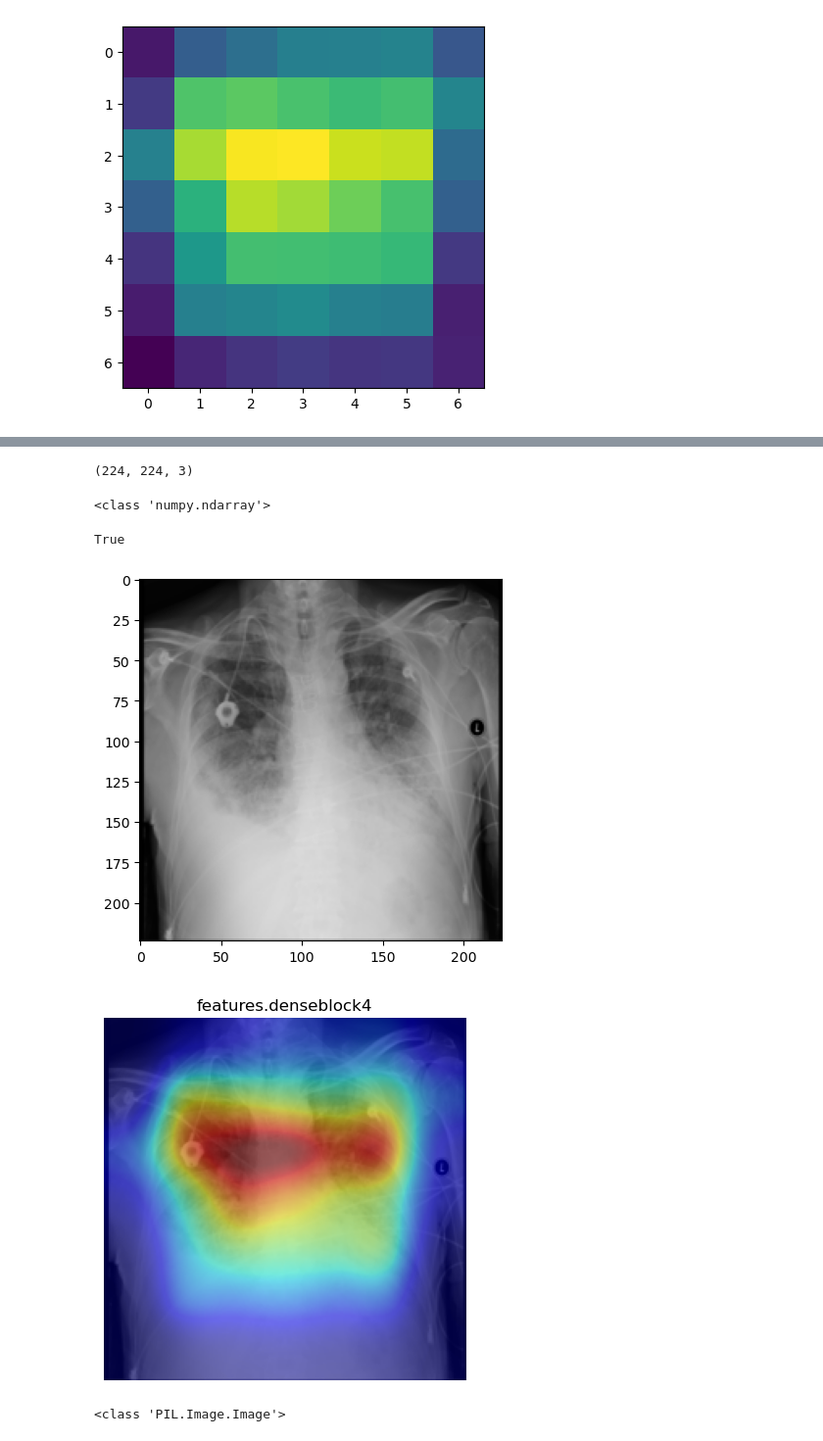
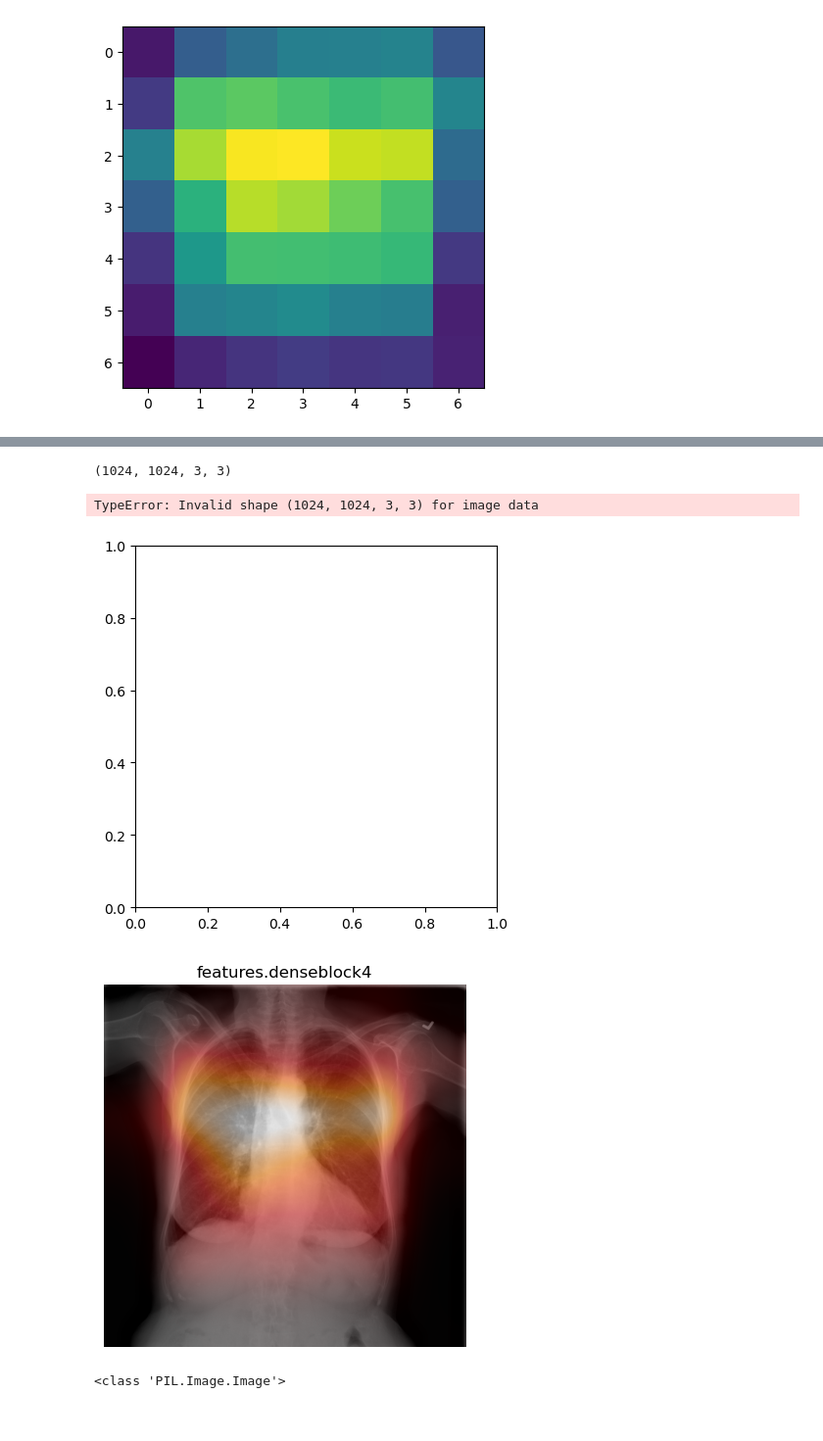
Before and after one commit to codeljs/XAI_project, a Jupyter notebook: pipeline.ipynb, the cells around one changed output, grey strips where cells are left out. Shown at 98% size. Cells and saved outputs as stored; diff of their text form; code cells hidden in the pictures.

```diff
--- a/pipeline.ipynb
+++ b/pipeline.ipynb
@@ -236,8 +296,8 @@ plt.imshow(cam_resized)
 # %%
 # read png picture
 
-img1 = Image.open("/Users/jiashuoli/Desktop/thesis/NIH/images-224/"+nameIndex+".png")
-
+# img1 = Image.open("/Users/jiashuoli/Desktop/thesis/NIH/images-224/"+nameIndex+".png")
+img1 = Image.open("/Users/jiashuoli/Documents/GitHub/XAI_project/00000010_000.png.png")
 # convert into numpy ndarray
 img_array = np.array(img1)
 
@@ -249,26 +309,25 @@ for i in range(3):
 
 print(img_rgb1.shape)
 # %% [output]
-(224, 224, 3)
+(1024, 1024, 3, 3)
 # %%
 plt.imshow(img_rgb1)
 print(type(img_rgb1))
 
 #save the image
-cv2.imwrite(nameIndex+".png", img_rgb1)
+# cv2.imwrite(nameIndex+".png", img_rgb1)
 # %% [output]
-<class 'numpy.ndarray'>
+TypeError: Invalid shape (1024, 1024, 3, 3) for image data
-True
-[figure, old version]
+[figure, new version]
 # %%
 
 # Overlayed on the image
 for name, cam in zip(cam_extractor.target_names, cams):
-  result = overlay_mask(to_pil_image(img_rgb1), to_pil_image(cam.squeeze(0), mode='F'), alpha=0.5)
+  result = overlay_mask(to_pil_image(img_rgb1), to_pil_image(cam.squeeze(0), mode='F'), colormap='gist_heat', alpha=0.5)
   plt.imshow(result); plt.axis('off'); plt.title(name); plt.show()
   print(type(result))
 #save the image
-result.save(nameIndex+"_cam.png")
+#result.save(nameIndex+"_cam.png")
 # %% [output]
-[figure, old version]
+[figure, new version]
 <class 'PIL.Image.Image'>
```
Also changed, not shown: parts of 24 cells of this notebook, 1 other file.
